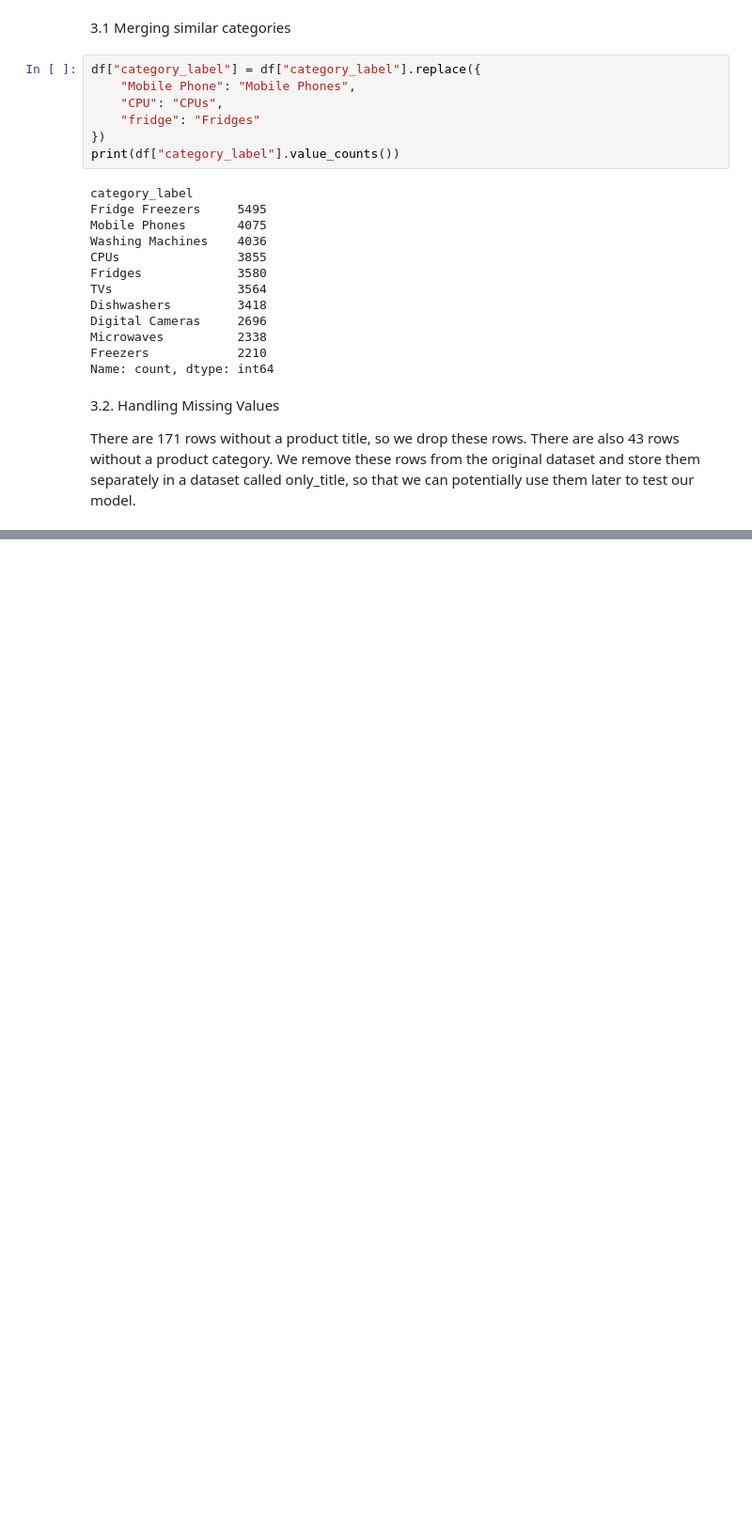
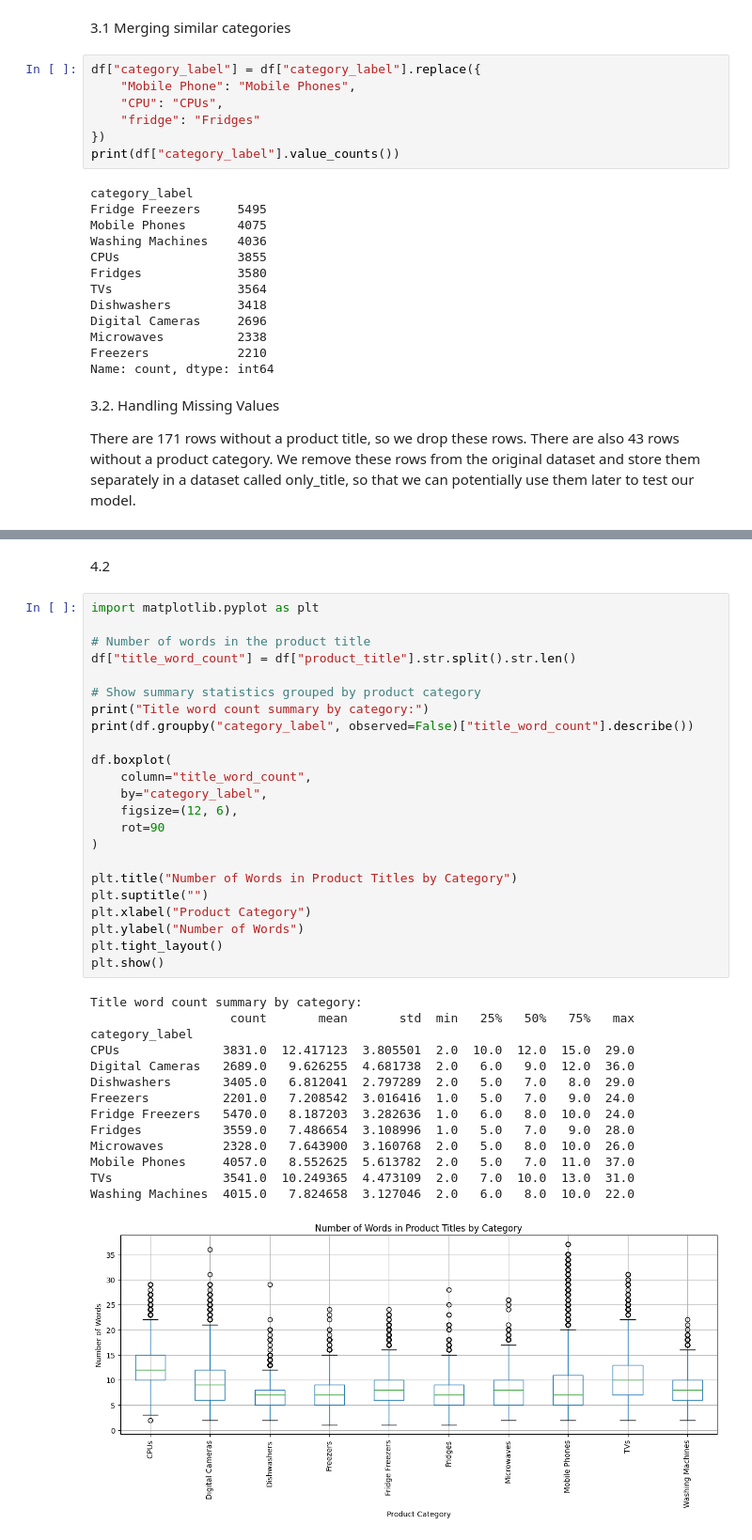
Before and after one commit to mibucko/ml-product-categories, a Jupyter notebook: product_categories_prediction.ipynb, the cells around one changed output, grey strips where cells are left out. Shown at 94% size. Cells and saved outputs as stored; diff of their text form; blank space fills up the shorter version.

Commit message:
3rd version: Started with product title analysis

```diff
--- a/product_categories_prediction.ipynb
+++ b/product_categories_prediction.ipynb
@@ -152,0 +178,40 @@ category_label: 43
+# %% [markdown]
+4.2
+# %%
+import matplotlib.pyplot as plt
+
+# Number of words in the product title
+df["title_word_count"] = df["product_title"].str.split().str.len()
+
+# Show summary statistics grouped by product category
+print("Title word count summary by category:")
+print(df.groupby("category_label", observed=False)["title_word_count"].describe())
+
+df.boxplot(
+    column="title_word_count",
+    by="category_label",
+    figsize=(12, 6),
+    rot=90
+)
+
+plt.title("Number of Words in Product Titles by Category")
+plt.suptitle("")
+plt.xlabel("Product Category")
+plt.ylabel("Number of Words")
+plt.tight_layout()
+plt.show()
+# %% [output]
+Title word count summary by category:
+                   count       mean       std  min   25%   50%   75%   max
+category_label
+CPUs              3831.0  12.417123  3.805501  2.0  10.0  12.0  15.0  29.0
+Digital Cameras   2689.0   9.626255  4.681738  2.0   6.0   9.0  12.0  36.0
+Dishwashers       3405.0   6.812041  2.797289  2.0   5.0   7.0   8.0  29.0
+Freezers          2201.0   7.208542  3.016416  1.0   5.0   7.0   9.0  24.0
+Fridge Freezers   5470.0   8.187203  3.282636  1.0   6.0   8.0  10.0  24.0
+Fridges           3559.0   7.486654  3.108996  1.0   5.0   7.0   9.0  28.0
+Microwaves        2328.0   7.643900  3.160768  2.0   5.0   8.0  10.0  26.0
+Mobile Phones     4057.0   8.552625  5.613782  2.0   5.0   7.0  11.0  37.0
+TVs               3541.0  10.249365  4.473109  2.0   7.0  10.0  13.0  31.0
+Washing Machines  4015.0   7.824658  3.127046  2.0   6.0   8.0  10.0  22.0
+[figure, added]
```
Also changed, not shown: parts of 4 cells of this notebook.
